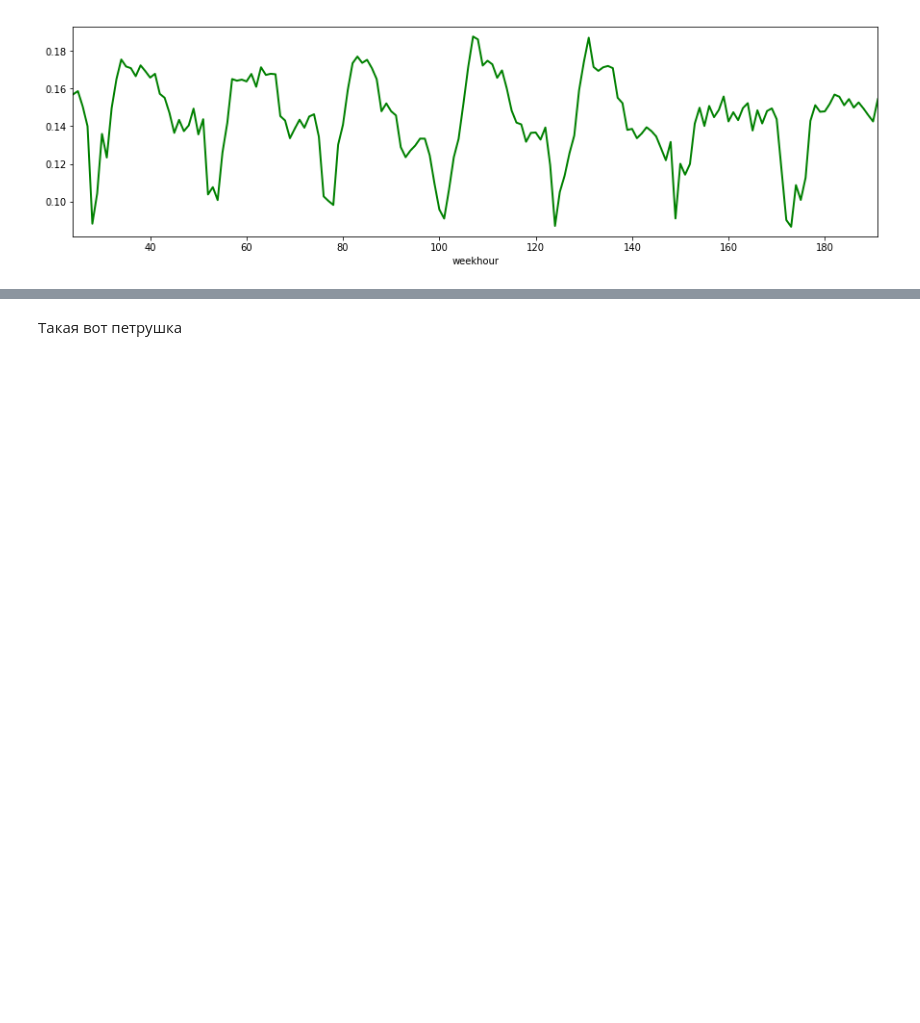
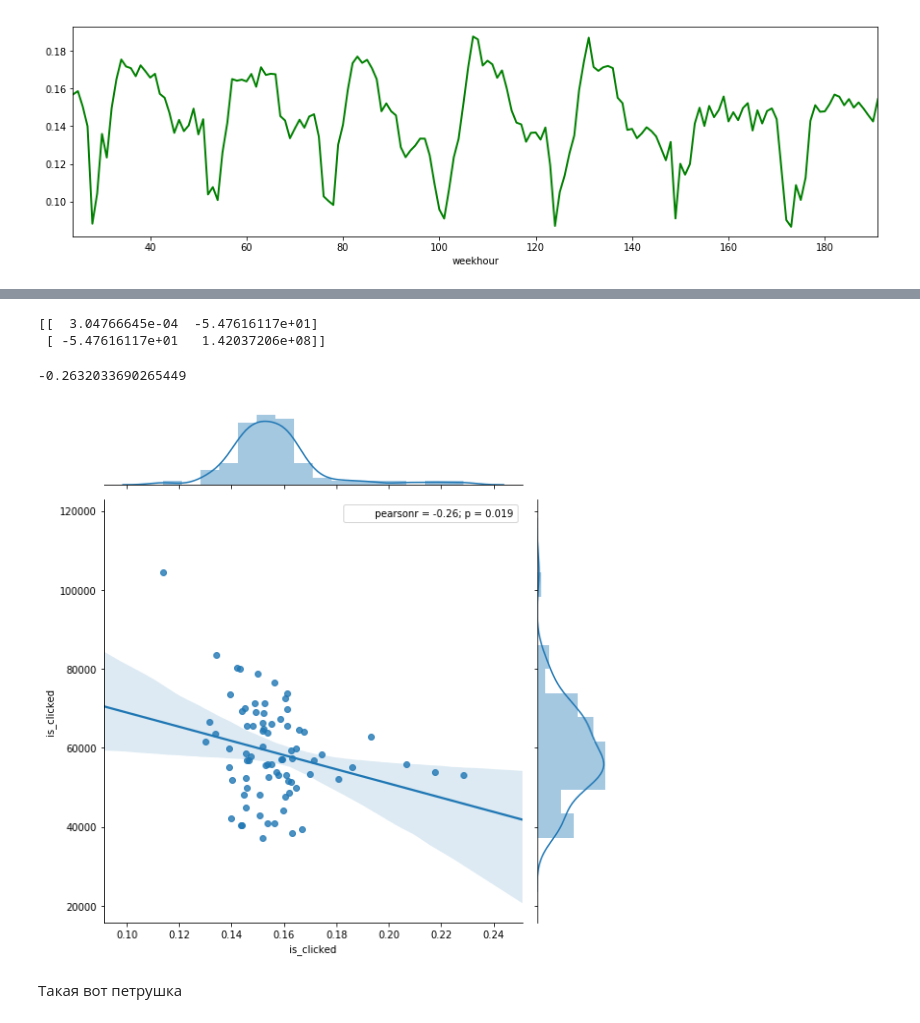
Before and after one commit to JustM57/TicketLand, a Jupyter notebook: test, train, clicks - time.ipynb, the cells around one changed output, grey strips where cells are left out. Drawn from its saved outputs; the diff is of its cells as text; code cells hidden in the pictures; blank space fills up the shorter version.

```diff
--- a/test, train, clicks - time.ipynb
+++ b/test, train, clicks - time.ipynb
@@ -103,3 +115,14 @@ time_df.groupby(['weekhour'])['is_clicked'].mean().plot(color='green',  lw=2, ls
+# %%
+a = month_df.groupby(['daymonth'])['is_clicked'].mean()
+b = month_df.groupby(['daymonth'])['is_clicked'].count()
+g = sns.jointplot(a, b, kind="reg", size=8)
+print(np.cov(a,b))
+np.corrcoef(a, b)[1,0]
+# %% [output]
+[[  3.04766645e-04  -5.47616117e+01]
+ [ -5.47616117e+01   1.42037206e+08]]
+-0.2632033690265449
+[figure, added]
 # %% [markdown]
 Такая вот петрушка
 # %%
```
Also changed, not shown: parts of 6 cells of this notebook.
